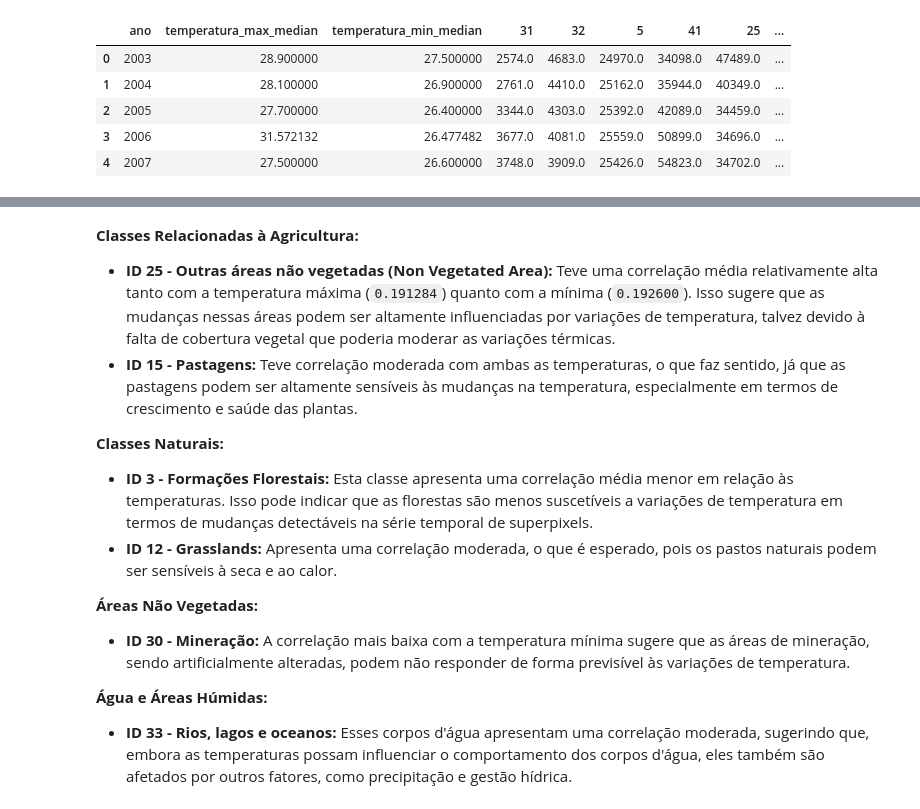
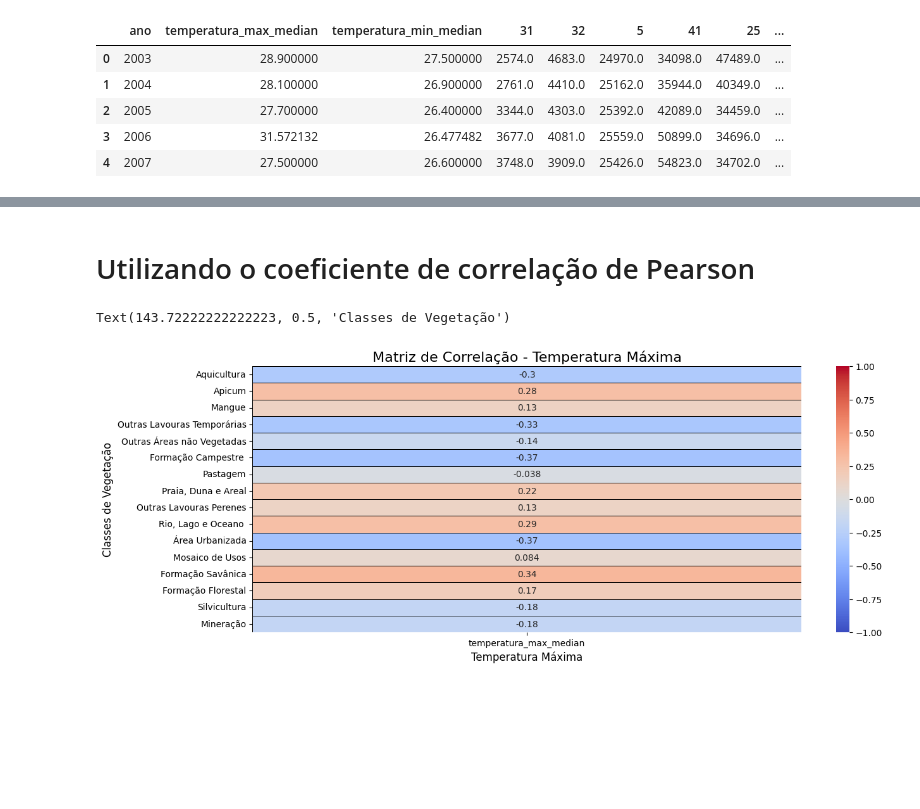
Before and after one commit to ArthurrCr/Projeto_PDI_, a Jupyter notebook: notebooks/primeira_abordagem.ipynb, the cells around one changed output, grey strips where cells are left out. Saved outputs shown, nothing was run; the diff lists cells and outputs as text; code cells hidden in the pictures; blank space fills up the shorter version.

```diff
--- a/notebooks/primeira_abordagem.ipynb
+++ b/notebooks/primeira_abordagem.ipynb
@@ -607,12 +560,0 @@ Vamos aplicar o filtro de Sobel para identificar mudanças abruptas nas séries
-# %%
-from scipy.ndimage import sobel
-
-# Aplicar o filtro de Sobel nas séries temporais
-sobel_temp_max = sobel(dataset_completo_A305['temperatura_max_median'], mode='constant')
-sobel_temp_min = sobel(dataset_completo_A305['temperatura_min_median'], mode='constant')
-sobel_vegetation = dataset_completo_A305.drop(columns=['ano', 'temperatura_max_median', 'temperatura_min_median']).apply(lambda x: sobel(x, mode='constant'))
-
-# Adicionar ao DataFrame para visualização
-dataset_completo_A305['Sobel_Temperature_Max'] = sobel_temp_max
-dataset_completo_A305['Sobel_Temperature_Min'] = sobel_temp_min
-dataset_completo_A305 = pd.concat([dataset_completo_A305, sobel_vegetation.add_prefix('Sobel_')], axis=1)
@@ -767,14 +561,2 @@ dtype: float64
-# %% [markdown]
-**Classes Relacionadas à Agricultura:**
-   - **ID 25 - Outras áreas não vegetadas (Non Vegetated Area):** Teve uma correlação média relativamente alta tanto com a temperatura máxima (`0.191284`) quanto com a mínima (`0.192600`). Isso sugere que as mudanças nessas áreas podem ser altamente influenciadas por variações de temperatura, talvez devido à falta de cobertura vegetal que poderia moderar as variações térmicas.
-   - **ID 15 - Pastagens:** Teve correlação moderada com ambas as temperaturas, o que faz sentido, já que as pastagens podem ser altamente sensíveis às mudanças na temperatura, especialmente em termos de crescimento e saúde das plantas.
-
-**Classes Naturais:**
-   - **ID 3 - Formações Florestais:** Esta classe apresenta uma correlação média menor em relação às temperaturas. Isso pode indicar que as florestas são menos suscetíveis a variações de temperatura em termos de mudanças detectáveis na série temporal de superpixels.
-   - **ID 12 - Grasslands:** Apresenta uma correlação moderada, o que é esperado, pois os pastos naturais podem ser sensíveis à seca e ao calor.
-
-**Áreas Não Vegetadas:**
-   - **ID 30 - Mineração:** A correlação mais baixa com a temperatura mínima sugere que as áreas de mineração, sendo artificialmente alteradas, podem não responder de forma previsível às variações de temperatura.
-
-**Água e Áreas Húmidas:**
-   - **ID 33 - Rios, lagos e oceanos:** Esses corpos d'água apresentam uma correlação moderada, sugerindo que, embora as temperaturas possam influenciar o comportamento dos corpos d'água, eles também são afetados por outros fatores, como precipitação e gestão hídrica.
+# %% [markdown]
+# Utilizando o coeficiente de correlação de Pearson
@@ -780,0 +607,28 @@ dtype: float64
+# %%
+# Calcular a matriz de correlação para todas as colunas
+correlation_matrix = dataset_completo_A305.corr(method='pearson')
+
+# Focar apenas na correlação da temperatura máxima com as classes de vegetação
+correlation_max = correlation_matrix[['temperatura_max_median']].drop(['ano', 'temperatura_max_median', 'temperatura_min_median'])
+
+# Mapeando os nomes das classes no eixo y
+correlation_max.index = correlation_max.index.map(id_to_class_name)
+
+# Focar apenas na correlação da temperatura mínima com as classes de vegetação
+correlation_min = correlation_matrix[['temperatura_min_median']].drop(['ano', 'temperatura_max_median', 'temperatura_min_median'])
+
+# Mapeando os nomes das classes no eixo y
+correlation_min.index = correlation_min.index.map(id_to_class_name)
+
+# Configurar o tamanho do plot e criar duas subplots
+plt.figure(figsize=(14, 12))
+
+# Heatmap para Temperatura Máxima
+plt.subplot(2, 1, 1)
+sns.heatmap(correlation_max, annot=True, cmap='coolwarm', vmin=-1, vmax=1, linewidths=0.5, linecolor='black')
+plt.title('Matriz de Correlação - Temperatura Máxima', fontsize=16)
+plt.xlabel('Temperatura Máxima', fontsize=12)
+plt.ylabel('Classes de Vegetação', fontsize=12)
+# %% [output]
+Text(143.72222222222223, 0.5, 'Classes de Vegetação')
+[figure, added]
```
Also changed, not shown: parts of 61 cells of this notebook, 1 other file.
